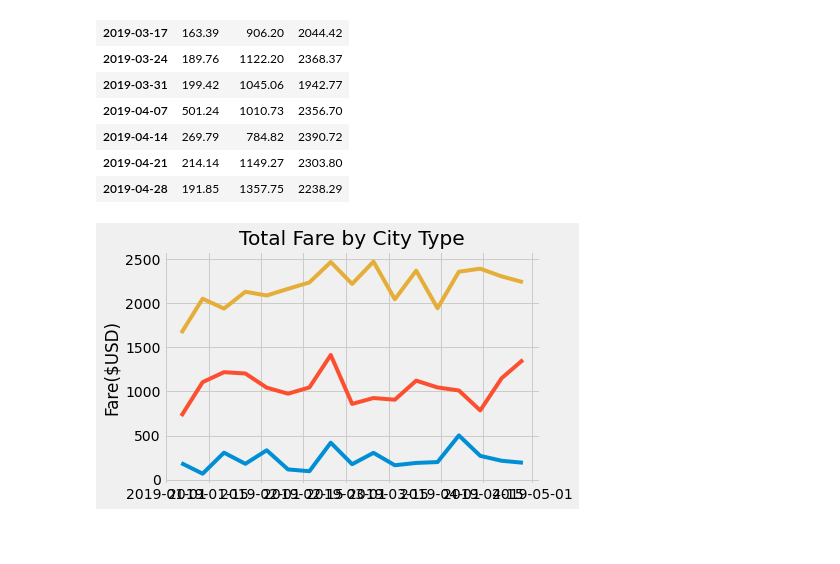
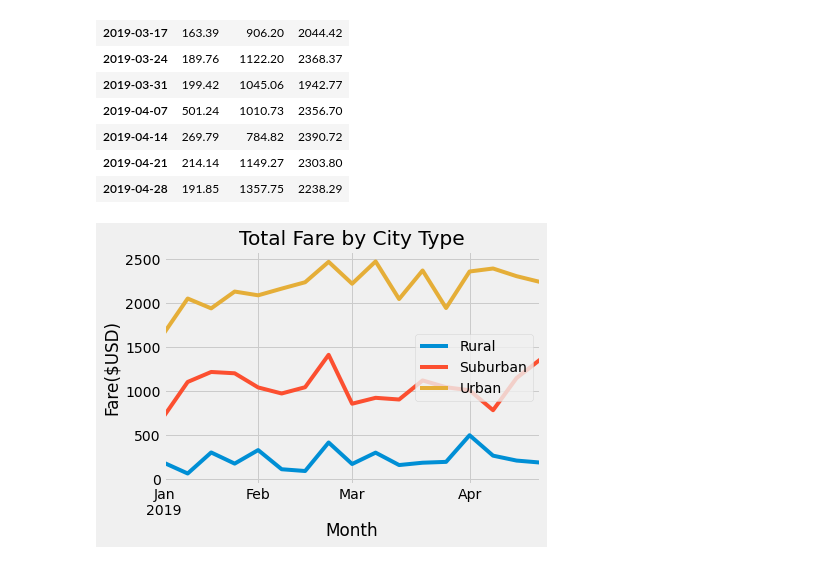
Before and after one commit to dylank06/PyBer_Analysis, a Jupyter notebook: PyBer_Analysis/PyBer_Challenge.ipynb, the cells around one changed output. Cells and saved outputs as stored; diff of their text form; code cells hidden in the pictures; blank space fills up the shorter version.

```diff
--- a/PyBer_Analysis/PyBer_Challenge.ipynb
+++ b/PyBer_Analysis/PyBer_Challenge.ipynb
@@ -248,17 +248,21 @@ loc_dates_week_df
 # %%
 # 8. Using the object-oriented interface method, plot the resample DataFrame using the df.plot() function.
 
-fig, ax = plt.subplots()
-ax.plot(loc_dates_week_df)
+
+#fig, ax = plt.subplots()
+#ax.plot(loc_dates_week_df)
+ax = loc_dates_week_df.plot()
 ax.set_ylabel("Fare($USD)")
+ax.set_xlabel("Month")
 ax.set_title("Total Fare by City Type")
 #Legend
+ax.legend(loc_dates_week_df.columns)
 #X-axis labels
 
-#plt.savefig("add a path and figure extension")
+plt.savefig("add a path and figure extension")
 # Import the style from Matplotlib.
 from matplotlib import style
 # Use the graph style fivethirtyeight.
 style.use('fivethirtyeight')
 # %% [output]
-[figure, old version]
+[figure, new version]
```
Also changed, not shown: parts of 2 cells of this notebook, 1 other file.
